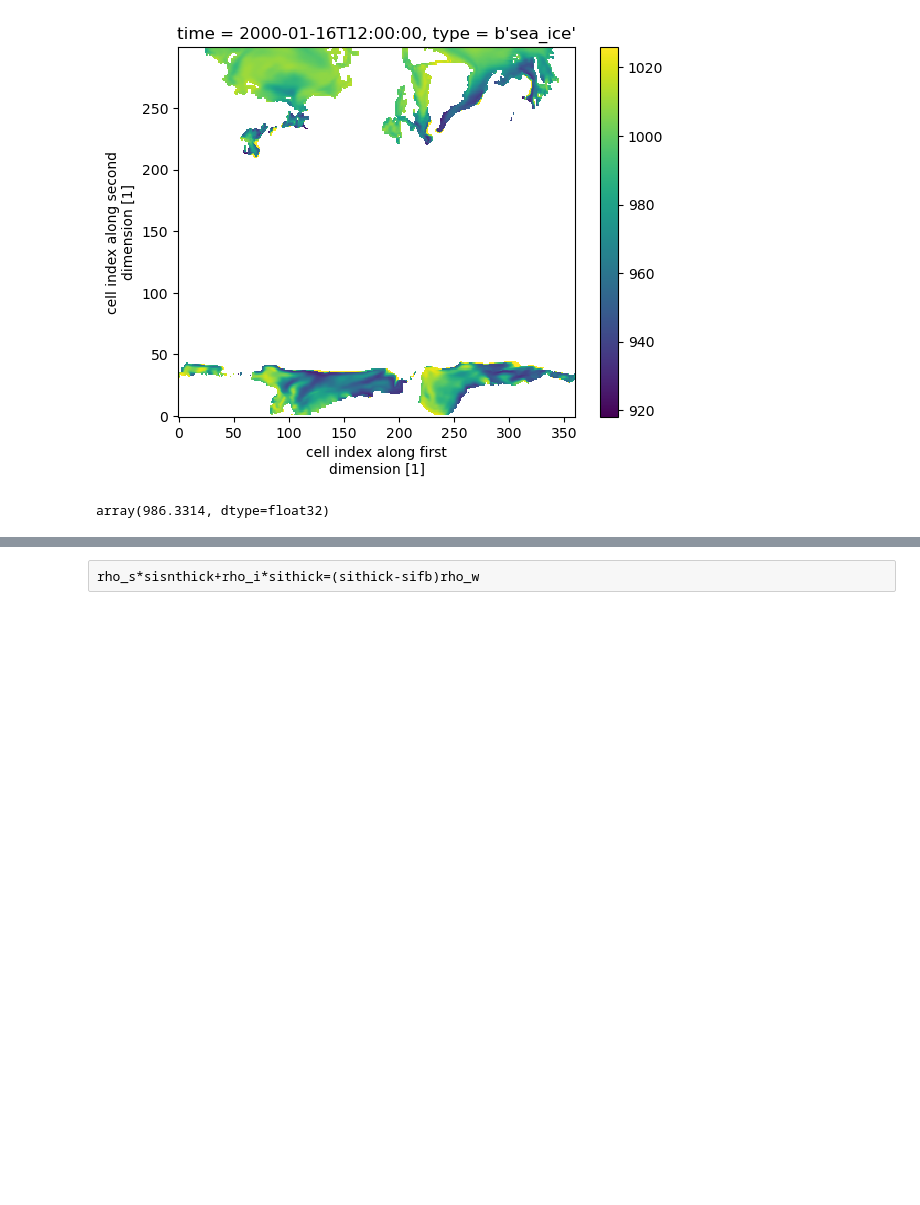
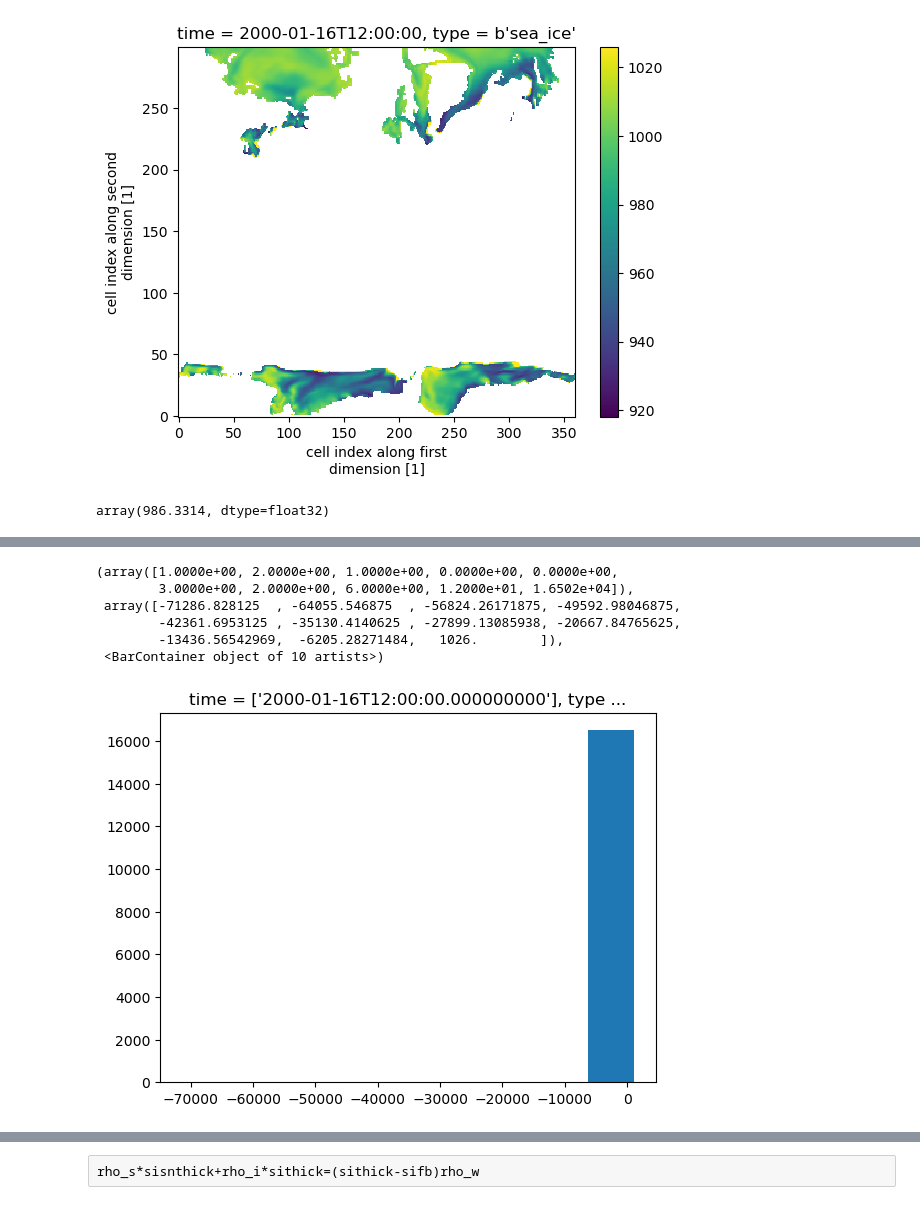
Before and after one commit to anton-seaice/sandbox, a Jupyter notebook: cm2/si_fb_cm2.ipynb, the cells around one changed output, grey strips where cells are left out. Saved outputs shown, nothing was run; the diff lists cells and outputs as text; code cells hidden in the pictures; blank space fills up the shorter version.

```diff
--- a/cm2/si_fb_cm2.ipynb
+++ b/cm2/si_fb_cm2.ipynb
@@ -239,0 +246,10 @@ rho_i_calc.plot.hist()
+# %%
+rho_i_calc.plot.hist()
+# %% [output]
+(array([1.0000e+00, 2.0000e+00, 1.0000e+00, 0.0000e+00, 0.0000e+00,
+        3.0000e+00, 2.0000e+00, 6.0000e+00, 1.2000e+01, 1.6502e+04]),
+ array([-71286.828125  , -64055.546875  , -56824.26171875, -49592.98046875,
+        -42361.6953125 , -35130.4140625 , -27899.13085938, -20667.84765625,
+        -13436.56542969,  -6205.28271484,   1026.        ]),
+ <BarContainer object of 10 artists>)
+[figure, added]
```
Also changed, not shown: parts of 20 cells of this notebook.
